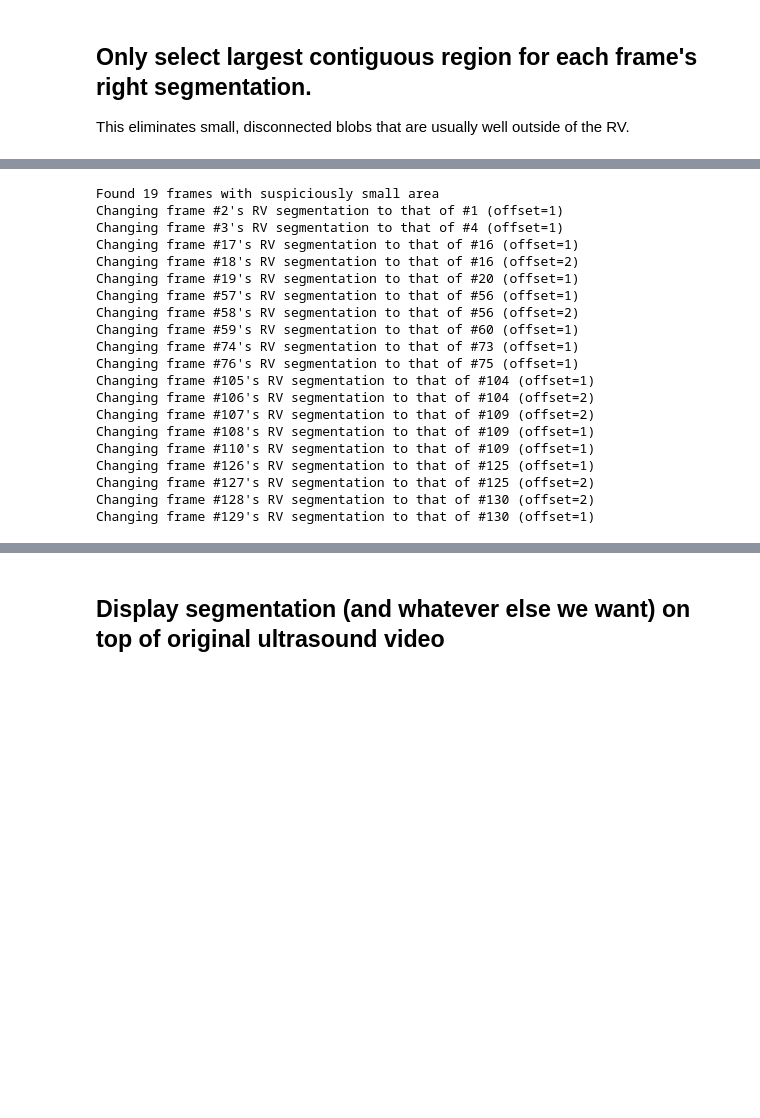
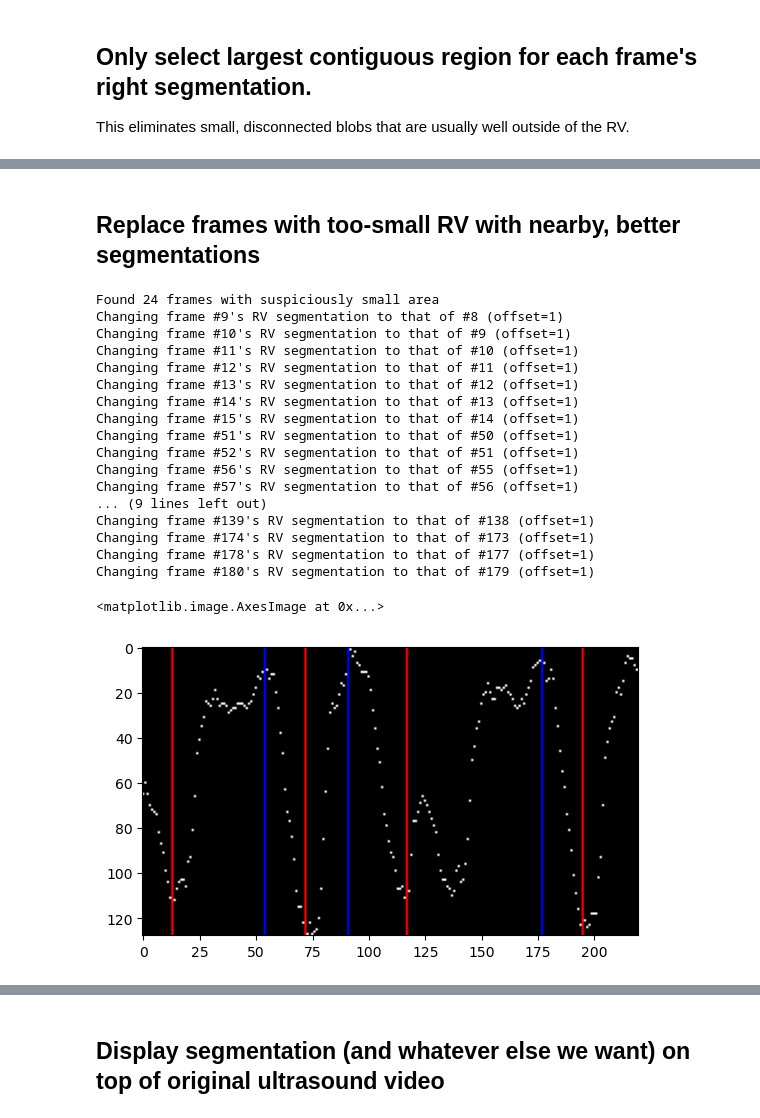
Before and after one commit to DeepNeuron-AI/dynamic, a Jupyter notebook: weak_labels.ipynb, the cells around one changed output, grey strips where cells are left out. Drawn from its saved outputs; the diff is of its cells as text; code cells hidden in the pictures; blank space fills up the shorter version.

```diff
--- a/weak_labels.ipynb
+++ b/weak_labels.ipynb
@@ -443,7 +445,8 @@ RV_areas = [cv2.contourArea(contour) for contour in RV_contours_list]
 # Find septum widths
 septum_widths = []
 
-for right_segmentation, LV_line in zip(right_segmentations, LV_septum_borders):
+for i, (right_segmentation, LV_line) in enumerate(zip(right_segmentations, LV_septum_borders)):
+    print(i)
     RV_rect = get_min_area_rect(right_segmentation)
     RV_bottom_right = find_corner(RV_rect, BOTTOM_RIGHT)
 
@@ -465,7 +486,7 @@ for s in right_segmentation_masks:
     crop_mask_with_line(s, ultrasound_left_line, above=True)
 
 # Repeat for right side of ultrasound
-right_ultrasound_corner = (111, 67)
+right_ultrasound_corner = (111, 58)
 top_ultrasound_corner = (63, 6)
 ultrasound_right_line = extrapolate_line(right_ultrasound_corner, top_ultrasound_corner, frame_height, frame_width)
 for s in right_segmentation_masks:
@@ -520,3 +543,5 @@ plt.hist(LV_angles, bins=20)
+# %% [markdown]
+## Replace frames with too-small RV with nearby, better segmentations
 # %%
 RV_areas = np.array(RV_areas)
 mean_RV_area = np.mean(RV_areas)
@@ -537,35 +562,34 @@ for i, area in enumerate(RV_areas):
         if left_i >= 0 and (mean_RV_area - z * std_RV_area < RV_areas[left_i] < mean_RV_area + z * std_RV_area):
             print(f"Changing frame #{i}'s RV segmentation to that of #{left_i} (offset={offset})")
             right_segmentation_masks[i] = right_segmentation_masks[left_i]
+            RV_areas[i] = RV_areas[left_i]
             break
 
         right_i = i + offset
         if right_i < num_frames and (mean_RV_area - z * std_RV_area < RV_areas[right_i] < mean_RV_area + z * std_RV_area):
             print(f"Changing frame #{i}'s RV segmentation to that of #{right_i} (offset={offset})")
             right_segmentation_masks[i] = right_segmentation_masks[right_i]
+            RV_areas[i] = RV_areas[right_i]
             break
 
         offset += 1
 
 right_segmentations = mask_to_image(right_segmentation_masks)
 # %% [output]
-Found 19 frames with suspiciously small area
-Changing frame #2's RV segmentation to that of #1 (offset=1)
-Changing frame #3's RV segmentation to that of #4 (offset=1)
-Changing frame #17's RV segmentation to that of #16 (offset=1)
-Changing frame #18's RV segmentation to that of #16 (offset=2)
-Changing frame #19's RV segmentation to that of #20 (offset=1)
+Found 24 frames with suspiciously small area
+Changing frame #9's RV segmentation to that of #8 (offset=1)
+Changing frame #10's RV segmentation to that of #9 (offset=1)
+Changing frame #11's RV segmentation to that of #10 (offset=1)
+Changing frame #12's RV segmentation to that of #11 (offset=1)
+Changing frame #13's RV segmentation to that of #12 (offset=1)
+Changing frame #14's RV segmentation to that of #13 (offset=1)
+Changing frame #15's RV segmentation to that of #14 (offset=1)
+Changing frame #51's RV segmentation to that of #50 (offset=1)
+Changing frame #52's RV segmentation to that of #51 (offset=1)
+Changing frame #56's RV segmentation to that of #55 (offset=1)
 Changing frame #57's RV segmentation to that of #56 (offset=1)
-Changing frame #58's RV segmentation to that of #56 (offset=2)
-Changing frame #59's RV segmentation to that of #60 (offset=1)
-Changing frame #74's RV segmentation to that of #73 (offset=1)
-Changing frame #76's RV segmentation to that of #75 (offset=1)
-Changing frame #105's RV segmentation to that of #104 (offset=1)
-Changing frame #106's RV segmentation to that of #104 (offset=2)
-Changing frame #107's RV segmentation to that of #109 (offset=2)
-Changing frame #108's RV segmentation to that of #109 (offset=1)
-Changing frame #110's RV segmentation to that of #109 (offset=1)
-Changing frame #126's RV segmentation to that of #125 (offset=1)
-Changing frame #127's RV segmentation to that of #125 (offset=2)
-Changing frame #128's RV segmentation to that of #130 (offset=2)
-Changing frame #129's RV segmentation to that of #130 (offset=1)
+... (9 lines left out)
+Changing frame #139's RV segmentation to that of #138 (offset=1)
+Changing frame #174's RV segmentation to that of #173 (offset=1)
+Changing frame #178's RV segmentation to that of #177 (offset=1)
+Changing frame #180's RV segmentation to that of #179 (offset=1)
@@ -573,0 +631,28 @@ echonet_video[small_RV_indices, 100:, :] = ORANGE
+# %%
+import scipy
+
+LV_areas = left_segmentation_masks.sum(axis=(1,2))
+LV_area_image = np.zeros((128, num_frames, 3), dtype=np.uint8)
+
+min_area, max_area = LV_areas.min(), LV_areas.max()
+trim_min = sorted(LV_areas)[round(len(LV_areas) ** 0.05)]
+trim_max = sorted(LV_areas)[round(len(LV_areas) ** 0.95)]
+trim_range = trim_max - trim_min
+diastole = scipy.signal.find_peaks(LV_areas, distance=20, prominence=(0.50 * trim_range))[0]
+systole = scipy.signal.find_peaks(-LV_areas, distance=20, prominence=(0.50 * trim_range))[0]
+
+LV_areas = np.uint8((LV_areas - min_area) / (max_area - min_area) * 127)
+
+for i, area in enumerate(LV_areas):
+    LV_area_image[127-area, i] = (255, 255, 255)
+
+for s in systole:
+    LV_area_image[:, s] = RED
+
+for d in diastole:
+    LV_area_image[:, d] = BLUE
+
+plt.imshow(LV_area_image)
+# %% [output]
+<matplotlib.image.AxesImage at 0x...>
+[figure, added]
```
Also changed, not shown: parts of 17 cells of this notebook.
